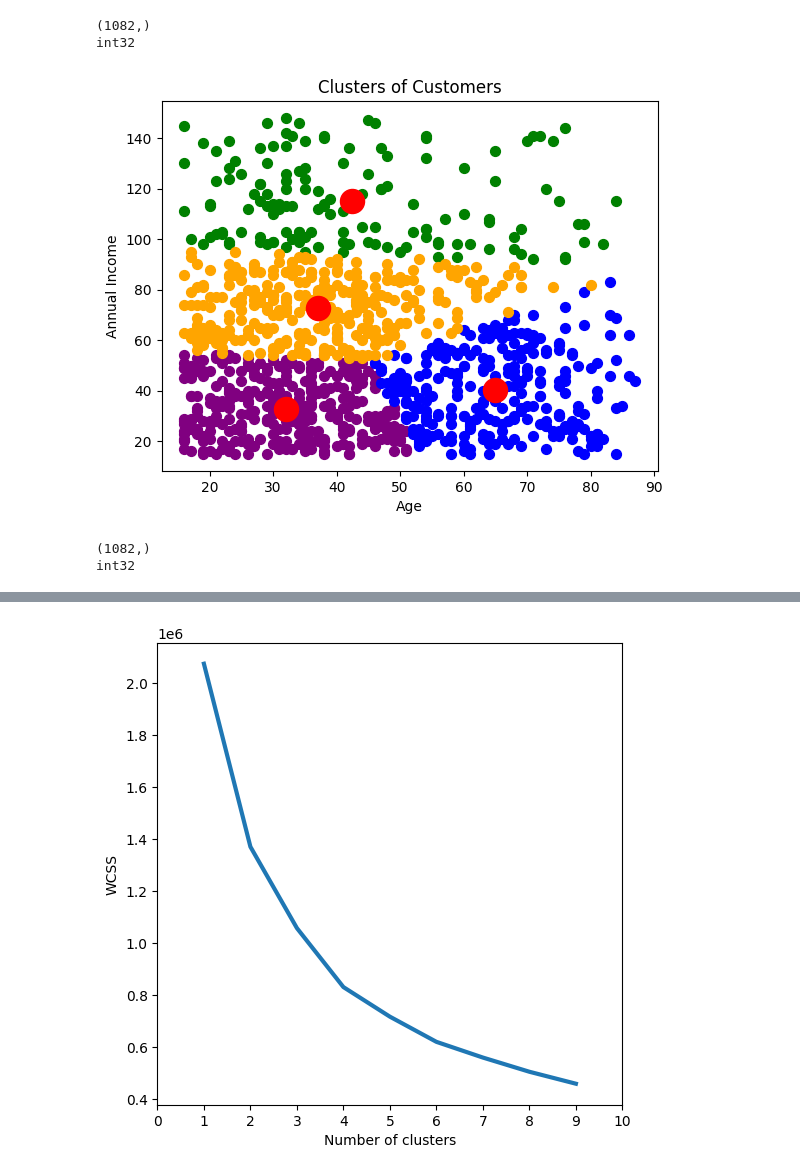
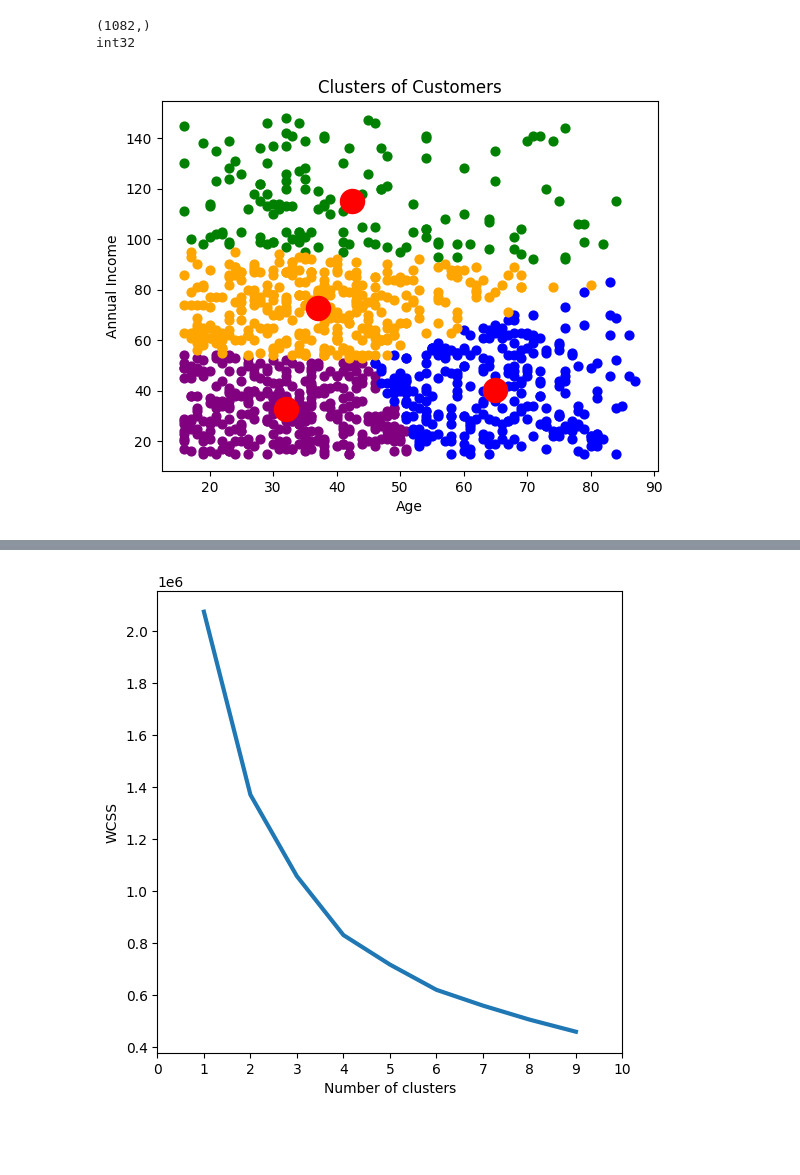
Before and after one commit to DavidC0011/MiniTermProject, a Jupyter notebook: MiniTermProject_KMeans.ipynb, the cells around one changed output, grey strips where cells are left out. Cells and saved outputs as stored; diff of their text form; code cells hidden in the pictures; blank space fills up the shorter version.

```diff
--- a/MiniTermProject_KMeans.ipynb
+++ b/MiniTermProject_KMeans.ipynb
@@ -138,34 +174,15 @@ print(y_kmeans.dtype)
 (1082,)
 int32
 # %%
-plt.scatter(X[y_kmeans==0, 0], X[y_kmeans==0, 1], s=50, c='purple', label ='Cluster 1')
-plt.scatter(X[y_kmeans==1, 0], X[y_kmeans==1, 1], s=50, c='green', label ='Cluster 2')
-plt.scatter(X[y_kmeans==2, 0], X[y_kmeans==2, 1], s=50, c='blue', label ='Cluster 3')
-plt.scatter(X[y_kmeans==3, 0], X[y_kmeans==3, 1], s=50, c='orange', label ='Cluster 4')
-#plt.scatter(X[y_kmeans==4, 0], X[y_kmeans==4, 1], s=100, c='magenta', label ='Cluster 5')
+plt.scatter(X[y_kmeans==0, 0], X[y_kmeans==0, 1], s=40, c='purple', label ='Cluster 1')
+plt.scatter(X[y_kmeans==1, 0], X[y_kmeans==1, 1], s=40, c='green', label ='Cluster 2')
+plt.scatter(X[y_kmeans==2, 0], X[y_kmeans==2, 1], s=40, c='blue', label ='Cluster 3')
+plt.scatter(X[y_kmeans==3, 0], X[y_kmeans==3, 1], s=40, c='orange', label ='Cluster 4')
 
 plt.scatter(kmeans.cluster_centers_[:, 0], kmeans.cluster_centers_[:, 1], s=300, c='red', label = 'Centroids')
 plt.title('Clusters of Customers')
 plt.xlabel('Age')
 plt.ylabel('Annual Income')
 plt.show()
 # %% [output]
-[figure, old version]
+[figure, new version]
-# %%
-#Clusters plotted: Age against Annual Income
-X = df.iloc[:, [5,4]].values
-X[0:5]
-from sklearn.cluster import KMeans
-kmeans = KMeans(n_clusters=5, init ='k-means++', max_iter=300, n_init=10, random_state=0 )
-kmeans.n_clusters
-y_kmeans = kmeans.fit_predict(X)
-type(y_kmeans)
-
-
-df['cluster'] = y_kmeans
-df.head()
-print(y_kmeans.shape)
-print(y_kmeans.dtype)
-# %% [output]
-(1082,)
-int32
```
Also changed, not shown: parts of 13 cells of this notebook.
